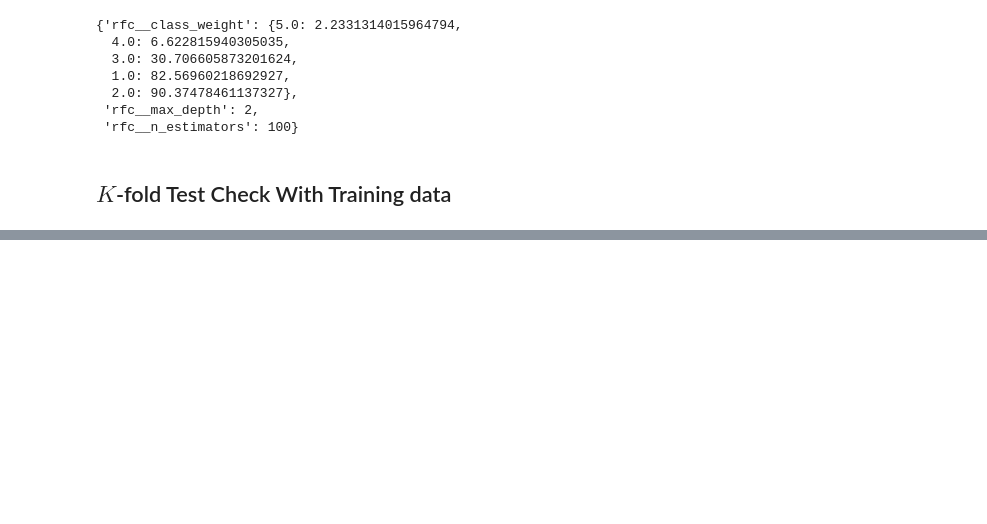
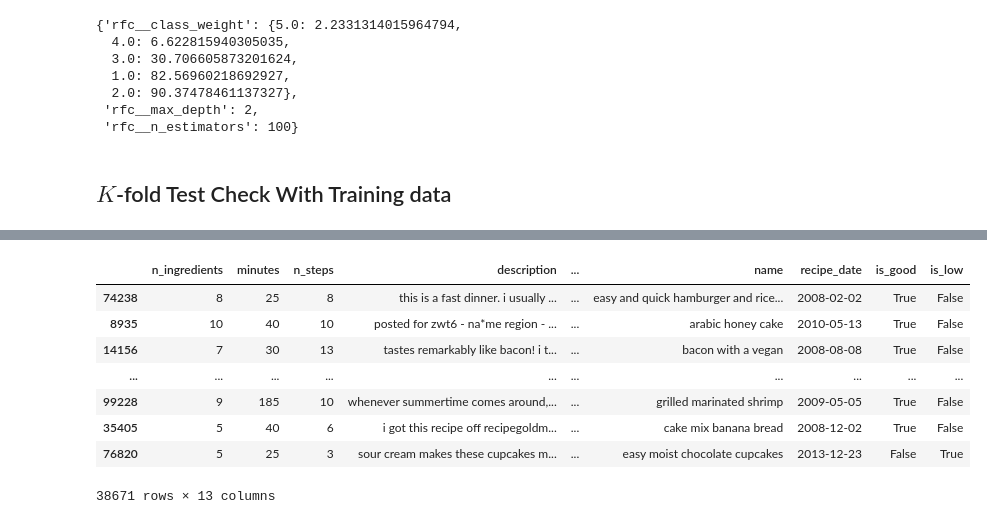
Before and after one commit to KevinBian107/dsc80_proj, a Jupyter notebook: model.ipynb, the cells around one changed output, grey strips where cells are left out. Cells and saved outputs as stored; diff of their text form; code cells hidden in the pictures; blank space fills up the shorter version.

```diff
--- a/model.ipynb
+++ b/model.ipynb
@@ -705,0 +896,12 @@ plt.show()
+# %%
+X_test
+# %% [output]
+|  | n_ingredients | minutes | n_steps | description | ... | name | recipe_date | is_good | is_low |
+| 74238 | 8 | 25 | 8 | this is a fast dinner. i usually ... | ... | easy and quick hamburger and rice... | 2008-02-02 | True | False |
+| 8935 | 10 | 40 | 10 | posted for zwt6 - na*me region - ... | ... | arabic honey cake | 2010-05-13 | True | False |
+| 14156 | 7 | 30 | 13 | tastes remarkably like bacon! i t... | ... | bacon with a vegan | 2008-08-08 | True | False |
+| ... | ... | ... | ... | ... | ... | ... | ... | ... | ... |
+| 99228 | 9 | 185 | 10 | whenever summertime comes around,... | ... | grilled marinated shrimp | 2009-05-05 | True | False |
+| 35405 | 5 | 40 | 6 | i got this recipe off recipegoldm... | ... | cake mix banana bread | 2008-12-02 | True | False |
+| 76820 | 5 | 25 | 3 | sour cream makes these cupcakes m... | ... | easy moist chocolate cupcakes | 2013-12-23 | False | True |
+38671 rows × 13 columns
```
Also changed, not shown: parts of 33 cells of this notebook, 1 other file.
